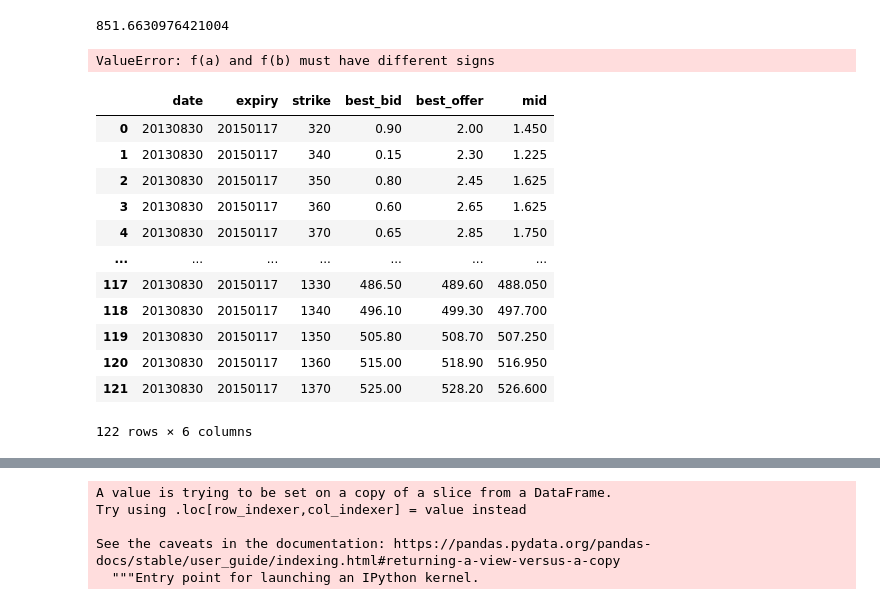
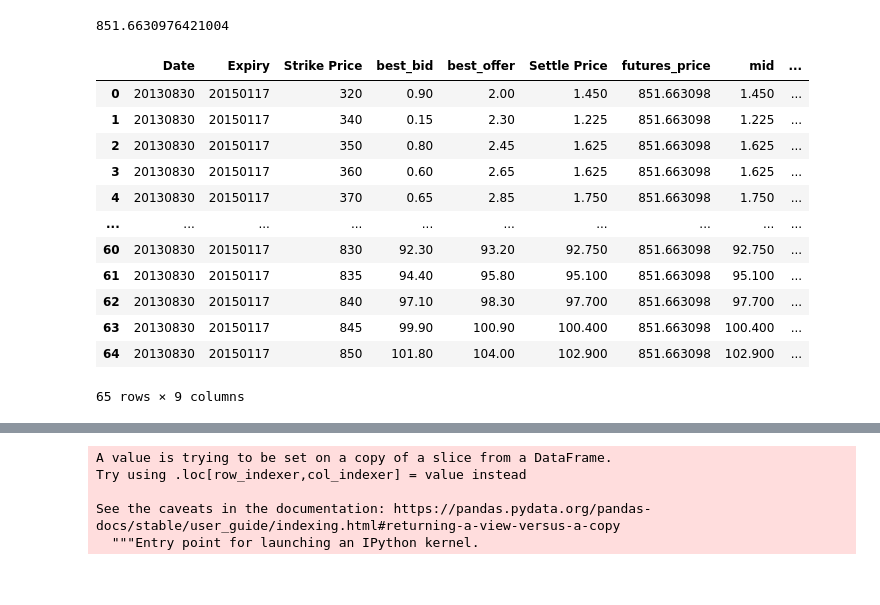
Before and after one commit to ankitrawat85/QuantStrategies, a Jupyter notebook: MQF_College_Projects/2.Stochastic_Finance/SABR calibration.ipynb, the cells around one changed output, grey strips where cells are left out. Drawn from its saved outputs; the diff is of its cells as text; code cells hidden in the pictures.

```diff
--- a/MQF_College_Projects/2.Stochastic_Finance/SABR calibration.ipynb
+++ b/MQF_College_Projects/2.Stochastic_Finance/SABR calibration.ipynb
@@ -66,22 +54,19 @@ def impliedPutVolatility(S, K, r, price, T):
 
     return impliedVol
 # %%
-impliedPutVolatility(800.95,60,0.01,20,0.25)
+#impliedPutVolatility(800.95,60,0.01,20,0.25)
+put_df_option
 # %% [output]
+|  | Date | Expiry | Strike Price | best_bid | best_offer | Settle Price | futures_price | mid | ... |
+| 0 | 20130830 | 20150117 | 320 | 0.90 | 2.00 | 1.450 | 851.663098 | 1.450 | ... |
+| 1 | 20130830 | 20150117 | 340 | 0.15 | 2.30 | 1.225 | 851.663098 | 1.225 | ... |
+| 2 | 20130830 | 20150117 | 350 | 0.80 | 2.45 | 1.625 | 851.663098 | 1.625 | ... |
+| 3 | 20130830 | 20150117 | 360 | 0.60 | 2.65 | 1.625 | 851.663098 | 1.625 | ... |
+| 4 | 20130830 | 20150117 | 370 | 0.65 | 2.85 | 1.750 | 851.663098 | 1.750 | ... |
+| ... | ... | ... | ... | ... | ... | ... | ... | ... | ... |
+| 60 | 20130830 | 20150117 | 830 | 92.30 | 93.20 | 92.750 | 851.663098 | 92.750 | ... |
+| 61 | 20130830 | 20150117 | 835 | 94.40 | 95.80 | 95.100 | 851.663098 | 95.100 | ... |
+| 62 | 20130830 | 20150117 | 840 | 97.10 | 98.30 | 97.700 | 851.663098 | 97.700 | ... |
+| 63 | 20130830 | 20150117 | 845 | 99.90 | 100.90 | 100.400 | 851.663098 | 100.400 | ... |
+| 64 | 20130830 | 20150117 | 850 | 101.80 | 104.00 | 102.900 | 851.663098 | 102.900 | ... |
-ValueError: f(a) and f(b) must have different signs
+65 rows × 9 columns
-# %%
-put_df
-# %% [output]
-|  | date | expiry | strike | best_bid | best_offer | mid |
-| 0 | 20130830 | 20150117 | 320 | 0.90 | 2.00 | 1.450 |
-| 1 | 20130830 | 20150117 | 340 | 0.15 | 2.30 | 1.225 |
-| 2 | 20130830 | 20150117 | 350 | 0.80 | 2.45 | 1.625 |
-| 3 | 20130830 | 20150117 | 360 | 0.60 | 2.65 | 1.625 |
-| 4 | 20130830 | 20150117 | 370 | 0.65 | 2.85 | 1.750 |
-| ... | ... | ... | ... | ... | ... | ... |
-| 117 | 20130830 | 20150117 | 1330 | 486.50 | 489.60 | 488.050 |
-| 118 | 20130830 | 20150117 | 1340 | 496.10 | 499.30 | 497.700 |
-| 119 | 20130830 | 20150117 | 1350 | 505.80 | 508.70 | 507.250 |
-| 120 | 20130830 | 20150117 | 1360 | 515.00 | 518.90 | 516.950 |
-| 121 | 20130830 | 20150117 | 1370 | 525.00 | 528.20 | 526.600 |
-122 rows × 6 columns
```
Also changed, not shown: parts of 18 cells of this notebook, 13 other files.
